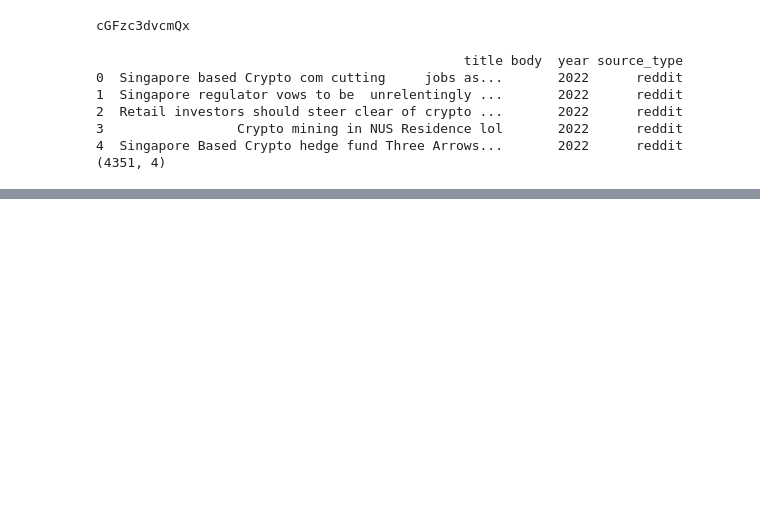
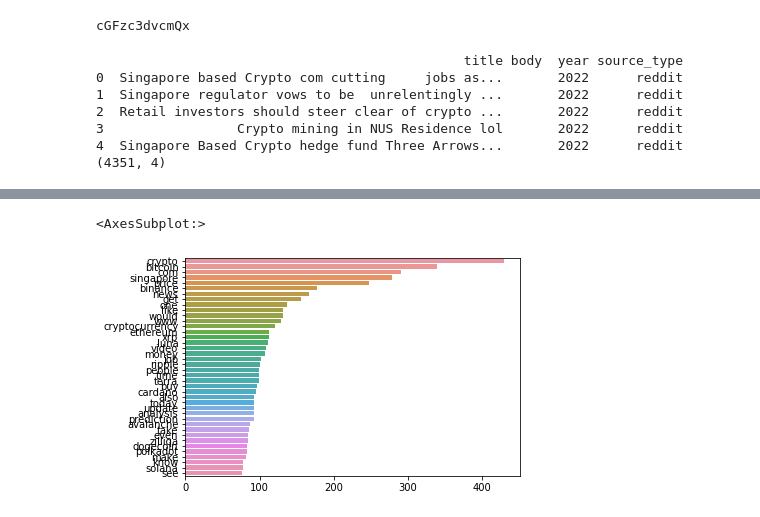
Before and after one commit to randyharrogates/DataPipeline, a Jupyter notebook: src/dataExploration/InitialEDA.ipynb, the cells around one changed output, grey strips where cells are left out. Saved outputs shown, nothing was run; the diff lists cells and outputs as text; code cells hidden in the pictures; blank space fills up the shorter version.

```diff
--- a/src/dataExploration/InitialEDA.ipynb
+++ b/src/dataExploration/InitialEDA.ipynb
@@ -30,0 +62,7 @@ print(df['title'].count)
+# %%
+#Combine body and title
+
+df['text'] = df['title'] + df['body']
+print(df['body'].head())
+print(df.head())
+print(df.shape)
@@ -30,0 +181,28 @@ print(df['title'].count)
+# %%
+
+# print(df.head())
+# most commonly used words
+corpus = []
+newText = df['text'].str.split()
+newText = newText.values.tolist()
+
+
+for i in newText:
+    if type(i) == list:
+        for word in i:
+            if word != 'https':
+                corpus.append(word)
+
+from collections import Counter
+counter = Counter(corpus)
+most = counter.most_common()
+x, y= [], []
+for word, count in most[:40]:
+    x.append(word)
+    y.append(count)
+
+import seaborn as sns
+sns.barplot(x=y,y=x)
+# %% [output]
+<AxesSubplot:>
+[figure, added]
```
Also changed, not shown: parts of 11 cells of this notebook.
